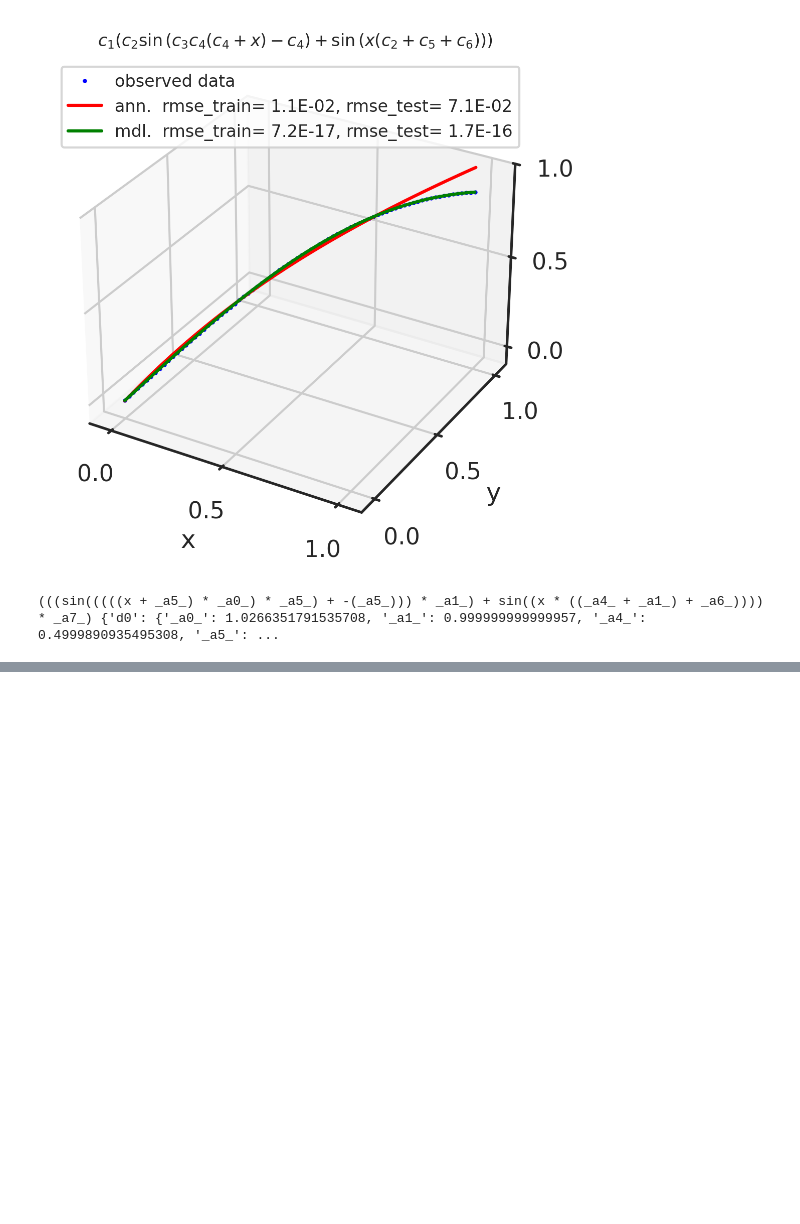
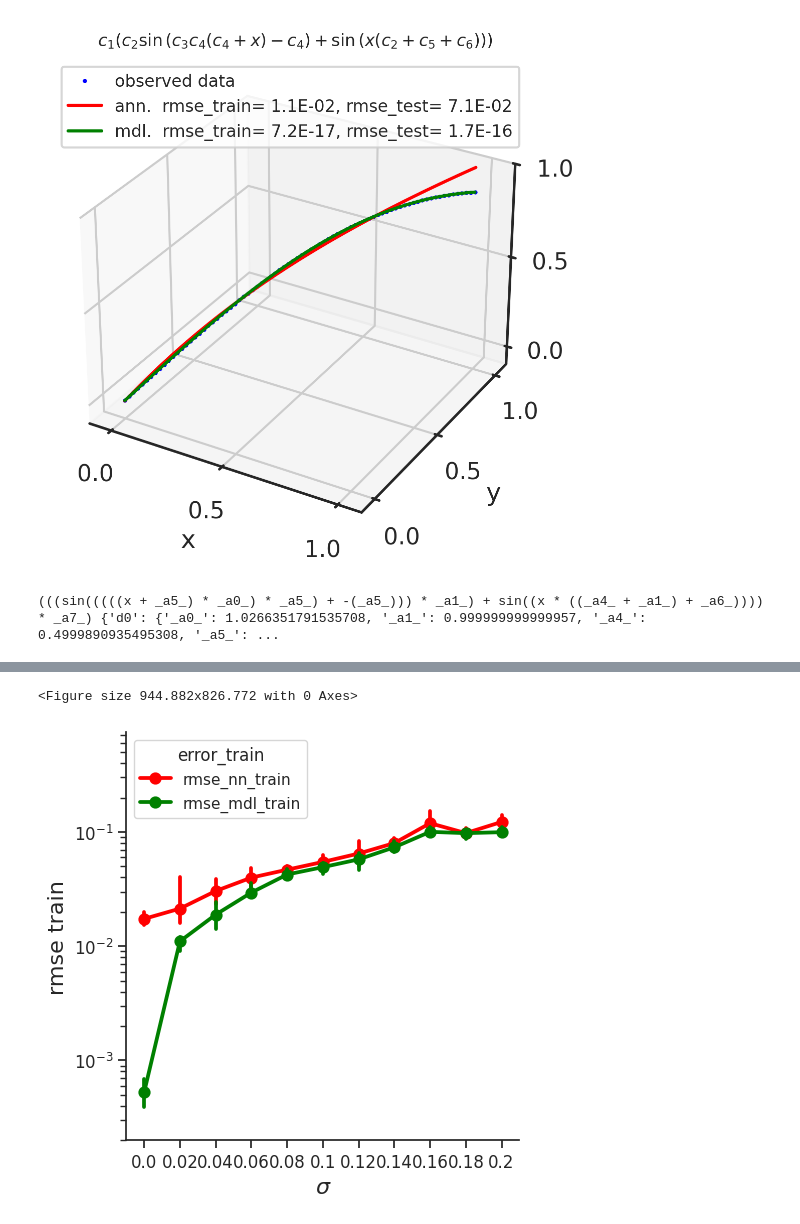
Before and after one commit to SergioCoboLopez/BMS_approximator, a Jupyter notebook: bin/BMS_vs_ANNs.ipynb, the cells around one changed output, grey strips where cells are left out. Cells and saved outputs as stored; diff of their text form; code cells hidden in the pictures; blank space fills up the shorter version.

```diff
--- a/bin/BMS_vs_ANNs.ipynb
+++ b/bin/BMS_vs_ANNs.ipynb
@@ -464,0 +444,12 @@ print(t10,t10.par_values)
+# %%
+errors_approximation=pd.read_csv('../data/'+ 'all_errors' + '.csv',index_col=0)
+
+#take only rmse errors
+columns=["sigma", "function","rmse_nn_train", "rmse_nn_test", "rmse_mdl_train", "rmse_mdl_test"]
+errors_approximation=errors_approximation[columns]
+
+#Melt dataframe to plot
+errors_approximation=pd.melt(errors_approximation,id_vars=["sigma","function","rmse_nn_test","rmse_mdl_test"], var_name="error_train",value_name= "value_train")
+errors_approximation=pd.melt(errors_approximation,id_vars=["sigma","function", "error_train", "value_train"], var_name="error_test", value_name= "value_test")
+
+display(errors_approximation)
@@ -464,0 +470,7 @@ print(t10,t10.par_values)
+# %%
+#Separate errors of tanh and leaky relu functions
+errors_tanh=errors_approximation[errors_approximation['function']=='tanh']
+errors_leaky=errors_approximation[errors_approximation['function']=='leaky_ReLU']
+
+display(errors_tanh)
+display(errors_leaky)
@@ -464,0 +504,25 @@ print(t10,t10.par_values)
+# %%
+#Approximation: tanh
+
+resamples=100000; bs_seed=1111
+ymin=2e-4;ymax=0.75
+
+
+fig=figure(figsize=(width,height), dpi=300)
+sns.catplot(data=errors_tanh, x='sigma', y='value_train', hue="error_train", kind='point', estimator='median',
+            errorbar=('ci', 95),n_boot=resamples, seed=bs_seed, palette=['red', 'green'],legend_out=False)
+
+
+plt.yscale("log")
+
+#labels, limits, and ticks
+plt.xlabel(r'$\sigma$',fontsize=size_axis);plt.ylabel('rmse train',fontsize=size_axis)
+plt.xticks(fontsize=size_ticks);plt.yticks(fontsize=size_ticks)
+
+plt.ylim(ymin,ymax)
+
+name_fig='tanh_approximation.png'
+plt.savefig(output_path+name_fig,dpi=300)
+# %% [output]
+<Figure size 944.882x826.772 with 0 Axes>
+[figure, added]
```
Also changed, not shown: parts of 18 cells of this notebook, 11 other files.
